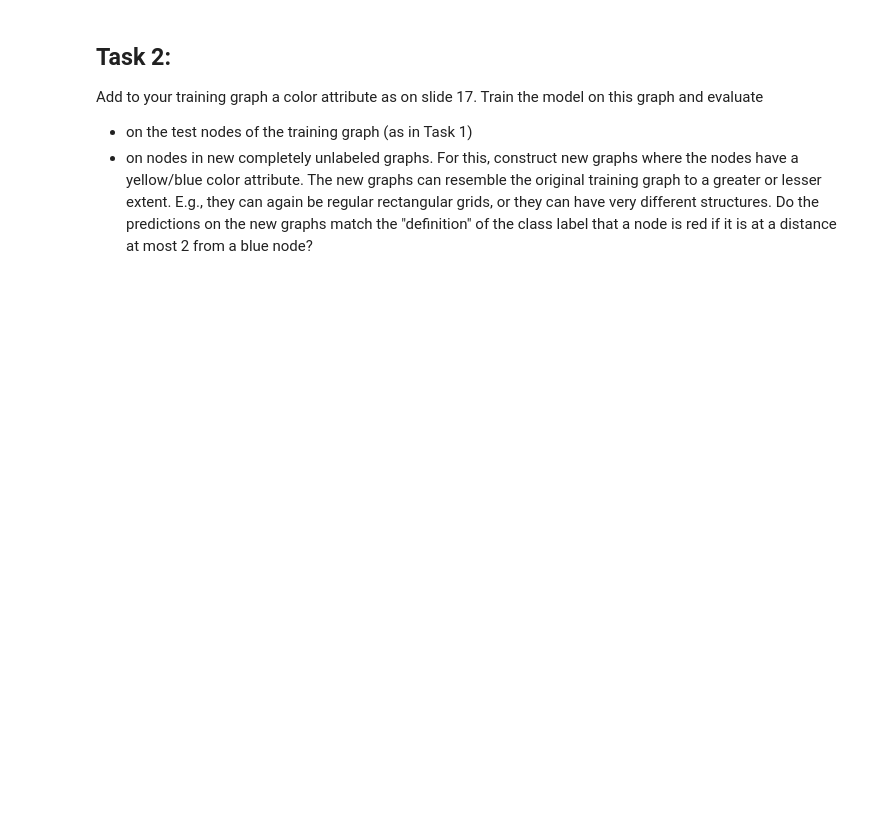
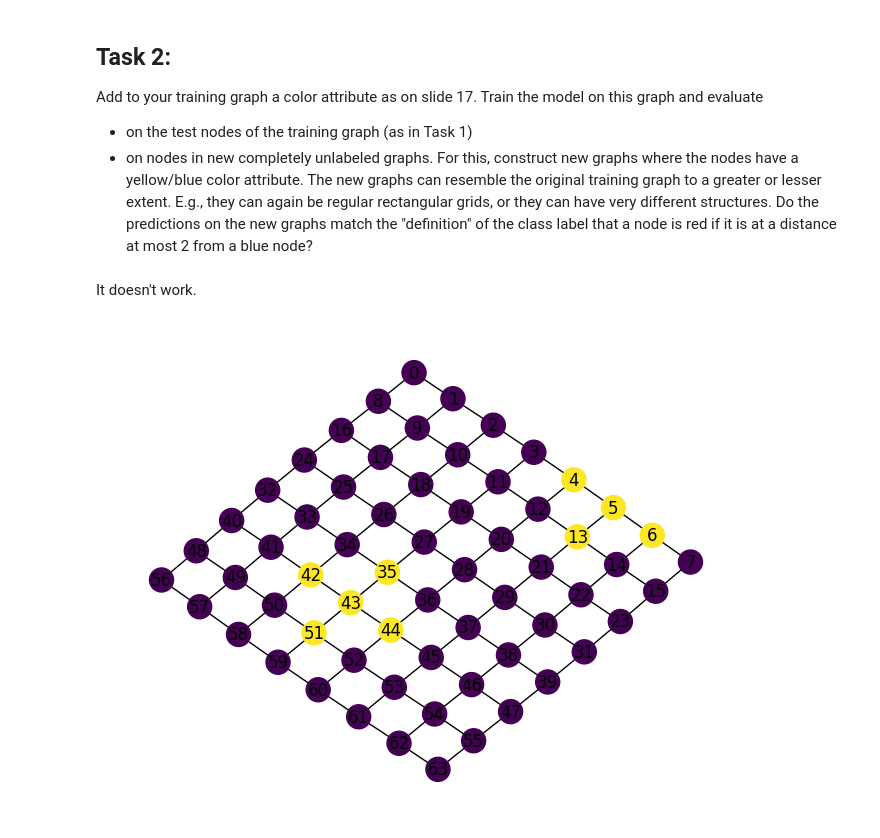
Before and after one commit to SebastianLassen00/ML23, a Jupyter notebook: Samlet/MLSelfStudy12-F23.ipynb, the cells around one changed output. Cells and saved outputs as stored; diff of their text form; code cells hidden in the pictures; blank space fills up the shorter version.

```diff
--- a/Samlet/MLSelfStudy12-F23.ipynb
+++ b/Samlet/MLSelfStudy12-F23.ipynb
@@ -175,8 +186,9 @@ Graph with train/test split:
 # %%
 # Setting up the GNN model
 
-hiddim=8
-gnn=MPGNN(numnodes,hiddim)
+hiddim=32
+gnn=MPGNN(numnodes+1,hiddim)
+# gnn=MPGNN(1,hiddim)
 
 # Defining optimizer and loss function
 optimizer = torch.optim.Adam(gnn.parameters(), lr=0.01, weight_decay=5e-4)
@@ -209,7 +215,7 @@ accuracies_test=[]
 
 gnn.init()
 
-for epoch in range(100):
+for epoch in range(10):
     t=0 # count of true predictions
     f=0 # count of false predictions
     epochloss=0
@@ -288,3 +301,74 @@ Add to your training graph a color attribute as on slide 17. Train the model on
     <li> on nodes in new completely unlabeled graphs. For this, construct new graphs where the nodes have a yellow/blue color attribute. The new graphs can resemble the original training graph to a greater or lesser extent. E.g., they can again be regular rectangular grids, or they can have very different structures. Do the predictions on the new graphs match the "definition" of the class label that a node is red if it is at a distance at most 2 from a blue node?
     </li>
     </ul>
+# %% [markdown]
+It doesn't work.
+# %%
+# creating regular example graphs as on slides 16,17
+G.clear()
+
+size = 8 # the widht/height of the grid
+numnodes = size**2
+
+edge_index=[]
+G=nx.Graph()
+
+# edges
+for i in range(size):
+    for j in range(size-1):
+        # "horizontal edges in both directions"
+        edge_index.append([size*i+j,size*i+j+1])
+        edge_index.append([size*i+j+1,size*i+j])
+        # "vertical" edges in both directions"
+        edge_index.append([size*j+i,size*(j+1)+i])
+        edge_index.append([size*(j+1)+i,size*j+i])
+        # same for the networkx graph. Here we need to add the edges only
+        # in one direction, because nx.Graph() is an undirected graph by default
+        G.add_edge(size*i+j,size*i+j+1)
+        G.add_edge(size*j+i,size*(j+1)+i)
+
+
+edge_index = torch.tensor(edge_index)
+edge_index = edge_index.transpose(0,1)
+
+# node attributes: one-hot encoding of the identifiers is just the
+# identity matrix constructed by torch.eye
+x = torch.eye(numnodes, numnodes+1)
+x[[38]][-1]=1
+
+# class label: we here manually label all nodes with distance <=2 to node '26' as belonging to class '1'
+y = torch.zeros(numnodes,dtype=torch.int64)
+# c = torch.full((numnodes),2,dtype=torch.int64)
+c = torch.linspace(2,2,numnodes,dtype=torch.int64)
+c[[38]]=4
+
+# y[[24,25,26,27,28,17,18,19,33,34,35,42,10]]=1
+#y[[34,35,36,42,43,44,50,51,52,33,25,26,27,17,18,19,20,21,29,37,4,12,13,14,6,28,5,41,59,45,30,7,3,10,24]]=1
+for i in range (numnodes):
+    G.add_node(i, color=c[i])
+
+# # defining train/test nodes:
+# testnodes=(0,7,19,25,30,48,52,61) # a random selection of a set of test nodes
+
+# # Train and test nodes are defined in Pytorch Geometric by boolean "masking" vectors
+# train_mask=torch.ones(numnodes,dtype=torch.bool)
+# test_mask=torch.zeros(numnodes,dtype=torch.bool)
+
+# for i in range(numnodes):
+#     G.add_node(i,testnode=False)
+# for i in testnodes:
+#     train_mask[i]=False
+#     test_mask[i]=True
+#     G.add_node(i,testnode=True)
+
+out = gnn(x,edge_index)
+
+# The following code is only to record the accuracies on train and test nodes
+# during the iterations. It is not part of the actual learning process
+pred = torch.argmax(out,1)
+for i in range(numnodes):
+    G.add_node(i,pred=pred[i])
+
+nx.draw_kamada_kawai(G,with_labels=True,node_color=get_att_array(G,'pred'))
+# %% [output]
+[figure, added]
```
Also changed, not shown: parts of 5 cells of this notebook.
